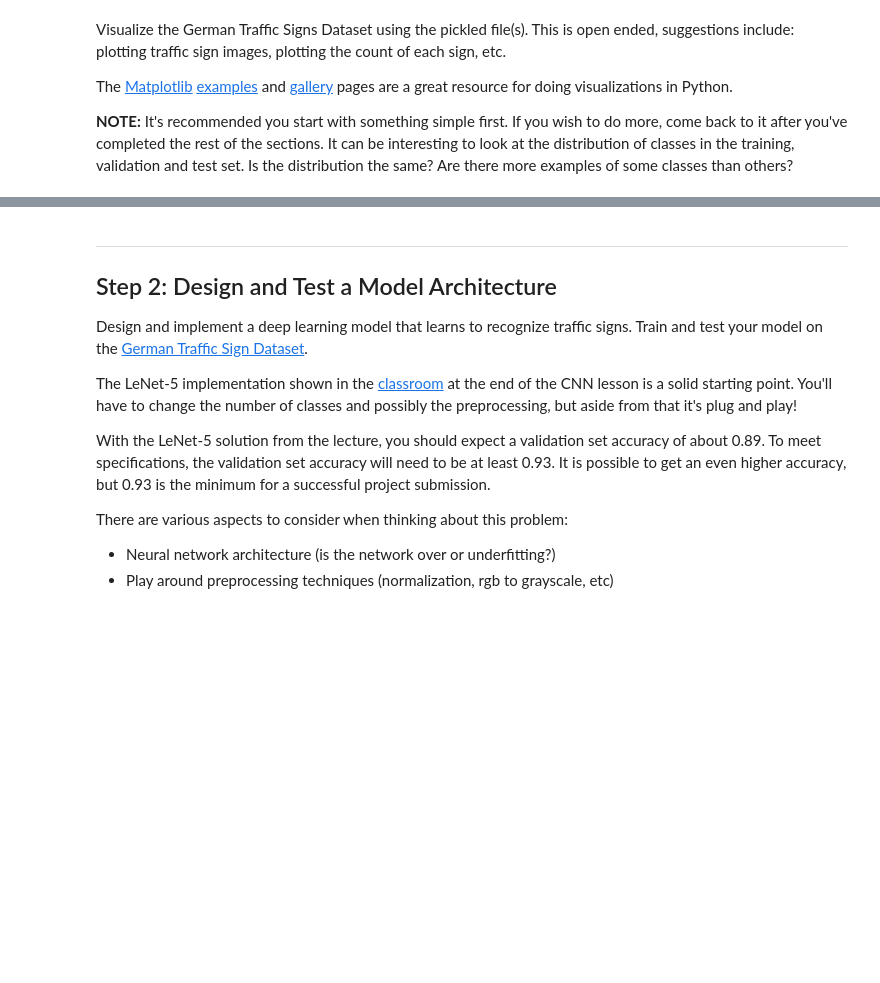
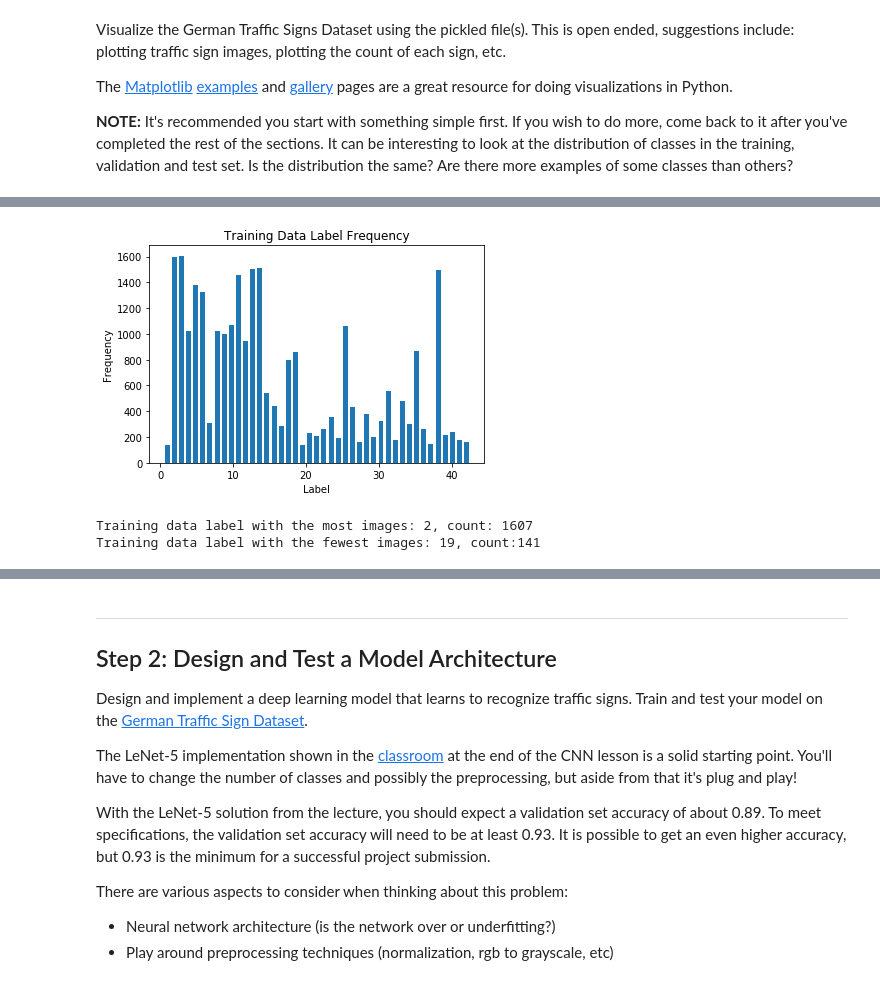
Before and after one commit to JJMats/traffic_sign_classifier, a Jupyter notebook: Traffic_Sign_Classifier.ipynb, the cells around one changed output, grey strips where cells are left out. Cells and saved outputs as stored; diff of their text form; code cells hidden in the pictures; blank space fills up the shorter version.

Commit message:
Working on improving the model and augmenting training data

```diff
--- a/Traffic_Sign_Classifier.ipynb
+++ b/Traffic_Sign_Classifier.ipynb
@@ -39,10 +39,3 @@ with open(testing_file, mode='rb') as f:
 X_train, y_train = train['features'], train['labels']
 X_valid, y_valid = valid['features'], valid['labels']
 X_test, y_test = test['features'], test['labels']
-# %%
-# Split a larger portion of the training set for validation
-from sklearn.model_selection import train_test_split
-
-X_train, X_validation, y_train, y_validation = train_test_split(X_train, y_train, test_size=0.2, random_state=0)
-
-print("Updated image shape: {}".format(X_train[0].shape))
@@ -50,0 +42,22 @@ Updated image shape: (32, 32, 3)
+# %%
+# Split a larger portion of the training set for validation, but shuffle it first
+
+import numpy as np
+from sklearn.model_selection import train_test_split
+#from sklearn.utils import shuffle
+
+print("Initial training dataset shape: {}".format(X_train.shape))
+#X_train = np.concatenate((X_train, X_valid), axis=0)
+#y_train = np.concatenate((y_train, y_valid), axis=0)
+#print(X_train.shape)
+
+#X_train, y_train = shuffle(X_train, y_train)
+X_train, X_validation, y_train, y_validation = train_test_split(X_train, y_train, test_size=0.20, random_state=0)
+print("Split training dataset shape: {}".format(X_train.shape))
+#print(X_valid.shape)
+print("New validation dataset shape: {}".format(X_validation.shape))
+print("Test dataset shape: {}".format(X_test.shape))
+#X_valid2 = np.concatenate((X_valid, X_validation), axis=0)
+#y_valid2 = np.concatenate((y_valid, y_validation), axis=0)
+#print(X_valid2.shape)
+print("Updated image shape: {}".format(X_train[0].shape))
@@ -125,0 +157,20 @@ Label: 23
+# %%
+# Plot a histogram of the frequency of each label in the training data set
+fig, ax = plt.subplots()
+hist, bins = np.histogram(y_train, bins=n_classes)
+width = 0.7*(bins[1] - bins[0])
+center = (bins[:1] + bins[1:])
+plt.bar(center, hist, align='center', width=width)
+plt.title("Training Data Label Frequency")
+plt.xlabel("Label")
+plt.ylabel("Frequency")
+plt.show()
+fig.savefig("output_images/training_data_hist.png")
+
+#Display minimum and maximum labels
+print("Training data label with the most images: {}, count: {}".format(np.argmax(hist), np.max(hist)))
+print("Training data label with the fewest images: {}, count:{}".format(np.argmin(hist), np.min(hist)))
+# %% [output]
+[figure, added]
+Training data label with the most images: 2, count: 1607
+Training data label with the fewest images: 19, count:141
```
Also changed, not shown: parts of 23 cells of this notebook, 27 other files.
